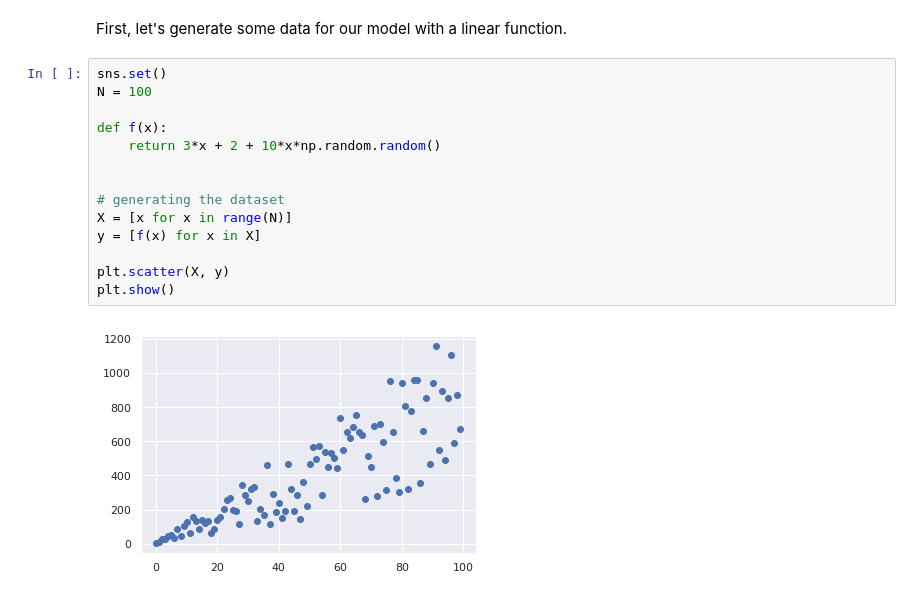
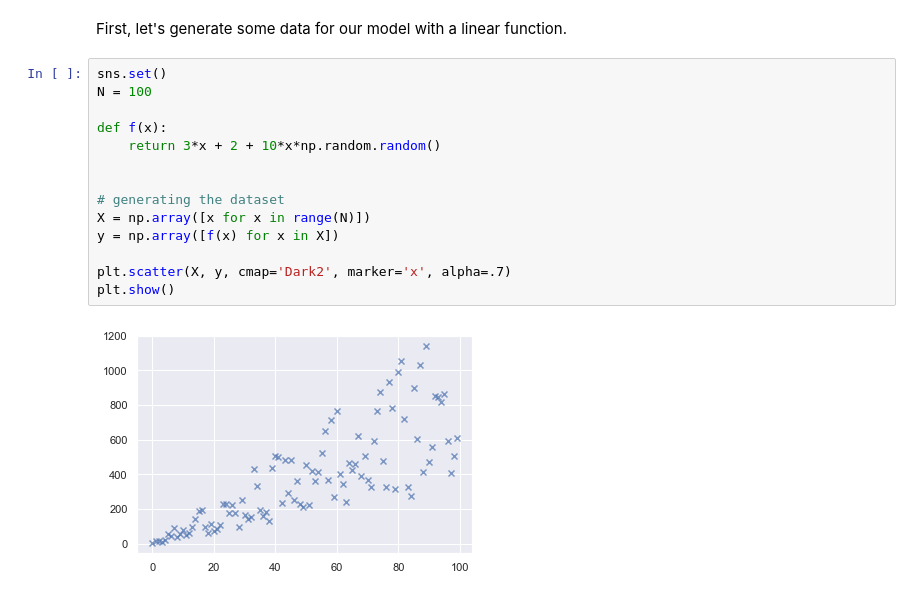
Before and after one commit to MartinKondor/MachineLearning, a Jupyter notebook: notebooks/Gradient descent demonstration.ipynb, the cells around one changed output. Saved outputs shown, nothing was run; the diff lists cells and outputs as text.

```diff
--- a/notebooks/Gradient descent demonstration.ipynb
+++ b/notebooks/Gradient descent demonstration.ipynb
@@ -15,19 +15,19 @@ First, let's generate some data for our model with a linear function.
 # %%
 sns.set()
 N = 100
 
 def f(x):
     return 3*x + 2 + 10*x*np.random.random()
 
 
 # generating the dataset
-X = [x for x in range(N)]
-y = [f(x) for x in X]
+X = np.array([x for x in range(N)])
+y = np.array([f(x) for x in X])
 
-plt.scatter(X, y)
+plt.scatter(X, y, cmap='Dark2', marker='x', alpha=.7)
 plt.show()
 # %% [output]
-[figure, old version]
+[figure, new version]
 # %% [markdown]
 After generating the model, we can start to think about gradient descent.
 
```
Also changed, not shown: parts of 4 cells of this notebook, 8 other files.
